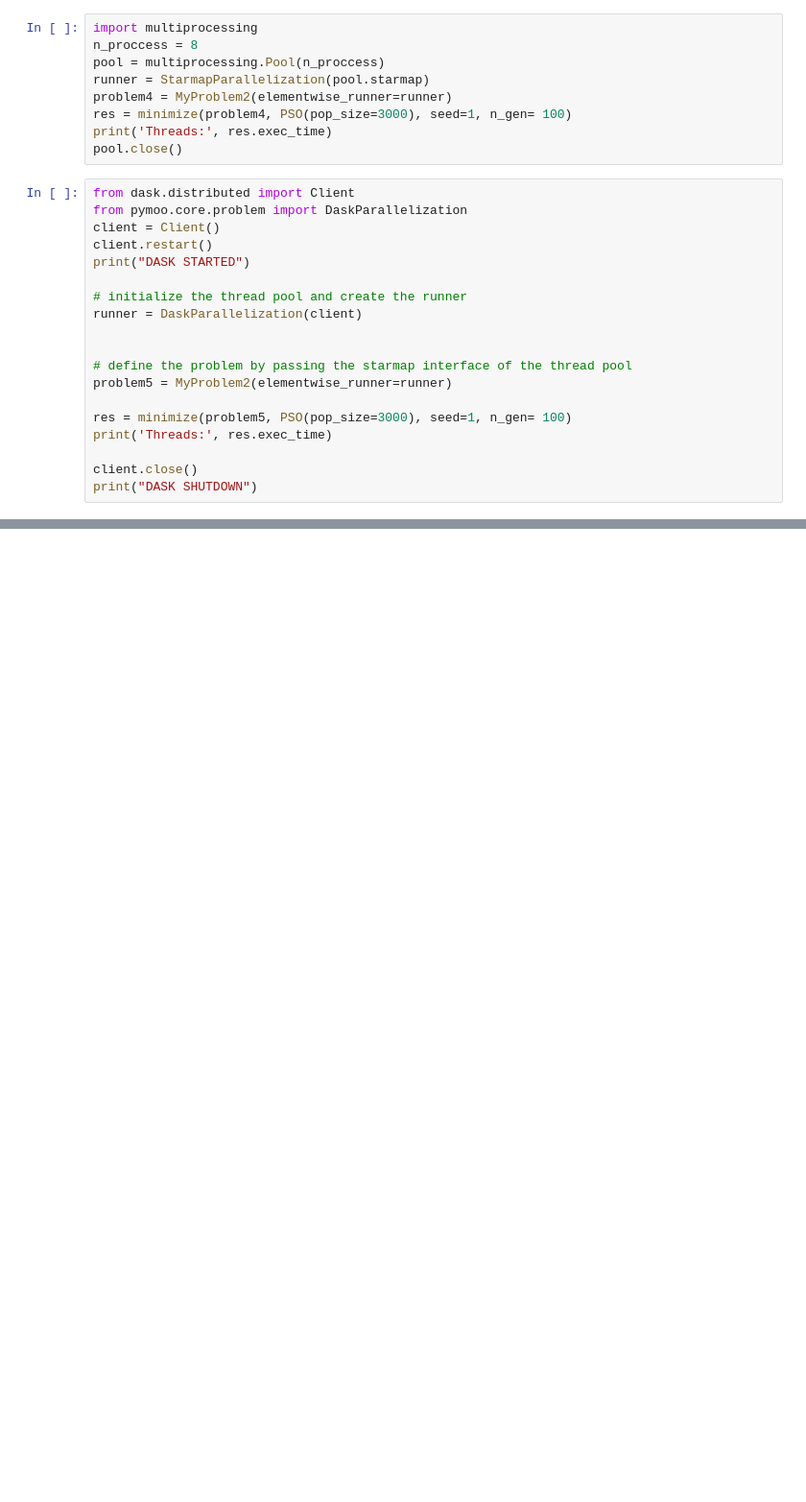
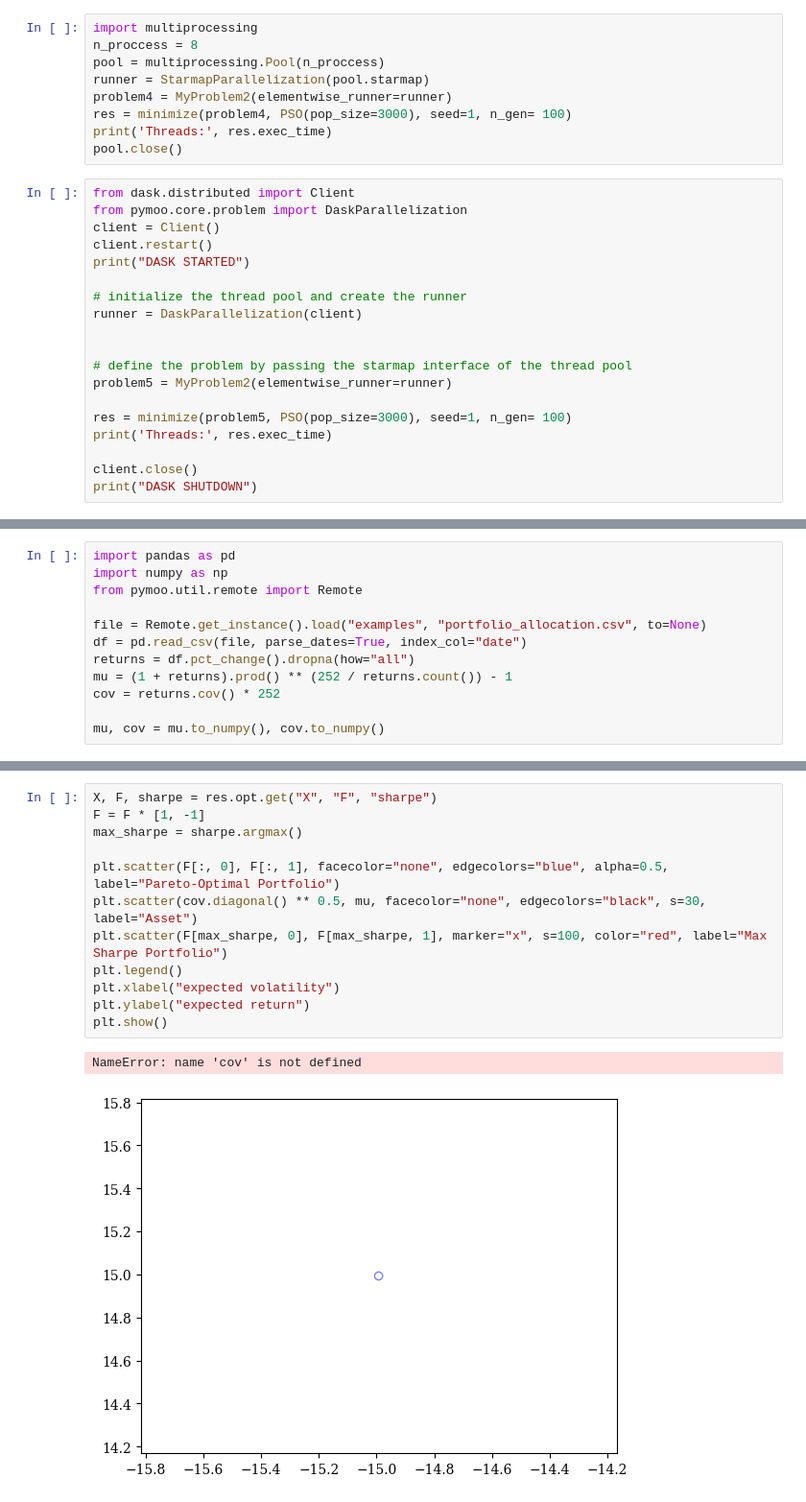
Before and after one commit to koway927/Optimization-Algorithm, a Jupyter notebook: PSO test.ipynb, the cells around one changed output, grey strips where cells are left out. Shown at 96% size. Drawn from its saved outputs; the diff is of its cells as text; blank space fills up the shorter version.

```diff
--- a/PSO test.ipynb
+++ b/PSO test.ipynb
@@ -316,0 +344,12 @@ print("IGD", ind2(res2.X))
+# %%
+import pandas as pd
+import numpy as np
+from pymoo.util.remote import Remote
+
+file = Remote.get_instance().load("examples", "portfolio_allocation.csv", to=None)
+df = pd.read_csv(file, parse_dates=True, index_col="date")
+returns = df.pct_change().dropna(how="all")
+mu = (1 + returns).prod() ** (252 / returns.count()) - 1
+cov = returns.cov() * 252
+
+mu, cov = mu.to_numpy(), cov.to_numpy()
@@ -316,0 +544,15 @@ print("IGD", ind2(res2.X))
+# %%
+X, F, sharpe = res.opt.get("X", "F", "sharpe")
+F = F * [1, -1]
+max_sharpe = sharpe.argmax()
+
+plt.scatter(F[:, 0], F[:, 1], facecolor="none", edgecolors="blue", alpha=0.5, label="Pareto-Optimal Portfolio")
+plt.scatter(cov.diagonal() ** 0.5, mu, facecolor="none", edgecolors="black", s=30, label="Asset")
+plt.scatter(F[max_sharpe, 0], F[max_sharpe, 1], marker="x", s=100, color="red", label="Max Sharpe Portfolio")
+plt.legend()
+plt.xlabel("expected volatility")
+plt.ylabel("expected return")
+plt.show()
+# %% [output]
+NameError: name 'cov' is not defined
+[figure, added]
```
Also changed, not shown: parts of 23 cells of this notebook.
